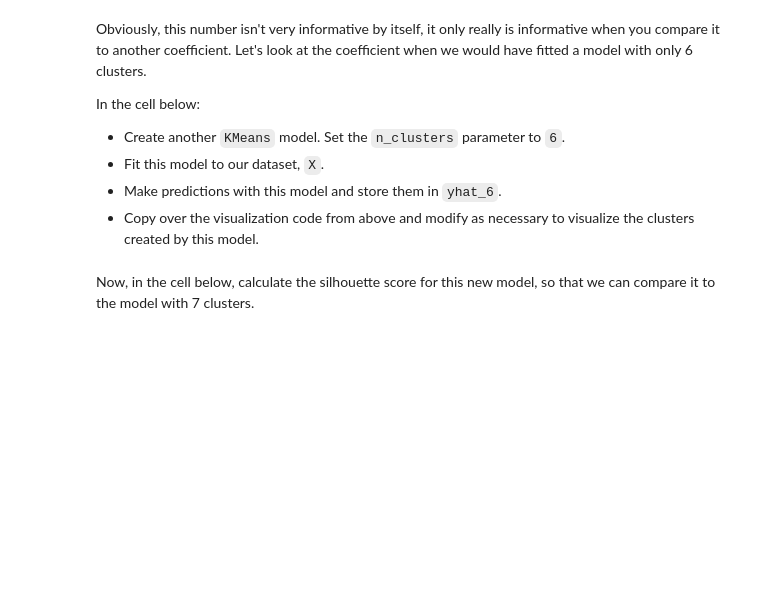
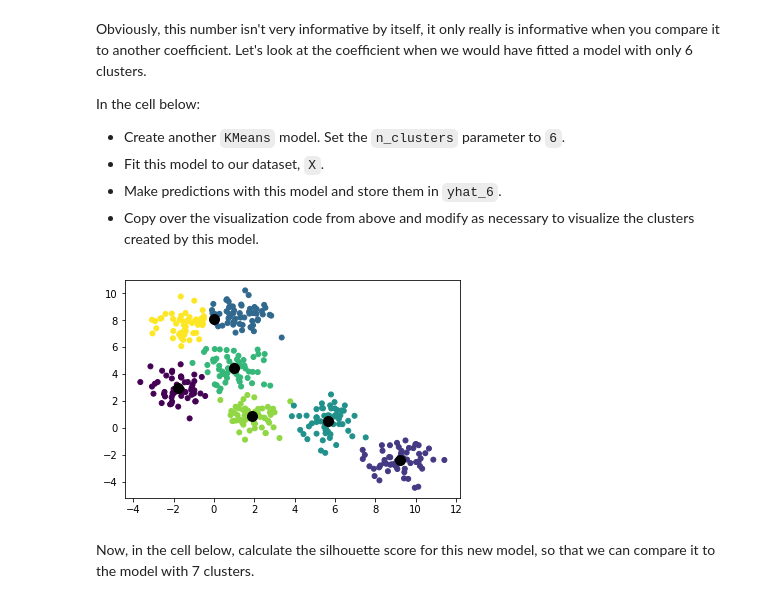
Before and after one commit to fcoba/ds-k-means-clustering-lab-dc-ds-career-042219, a Jupyter notebook: index.ipynb, the cells around one changed output. Saved outputs shown, nothing was run; the diff lists cells and outputs as text; code cells hidden in the pictures; blank space fills up the shorter version.

```diff
--- a/index.ipynb
+++ b/index.ipynb
@@ -122,3 +115,12 @@ yhat_6 = None
+# %%
+k_means_6 = KMeans(n_clusters = 6)
+k_means_6.fit(X)
+yhat_6 = k_means_6.predict(X)
+plt.scatter(X[:, 0], X[:, 1], c = y_hat, s = 25)
+cl_centers_6 = k_means_6.cluster_centers_
+plt.scatter(cl_centers_6[:, 0], cl_centers_6[:, 1], c='black', s=100);
+# %% [output]
+[figure, added]
 # %% [markdown]
 Now, in the cell below, calculate the silhouette score for this new model, so that we can compare it to the model with 7 clusters.
 # %%
```
Also changed, not shown: parts of 1 cell of this notebook.
